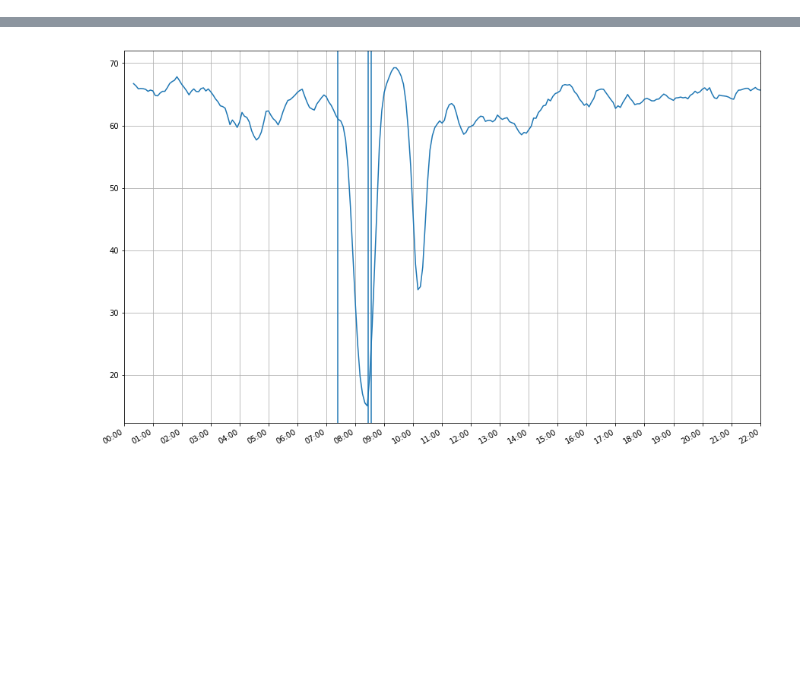
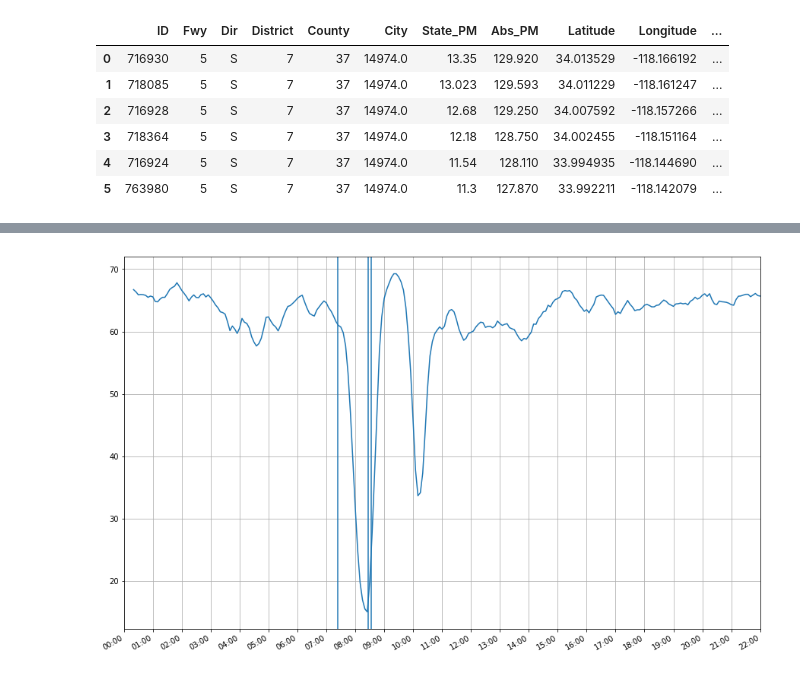
Before and after one commit to frolovconst/TC_w_ML, a Jupyter notebook: incidents_touch/inc_desc_ansis.ipynb, the cells around one changed output, grey strips where cells are left out. Cells and saved outputs as stored; diff of their text form; code cells hidden in the pictures; blank space fills up the shorter version.

```diff
--- a/incidents_touch/inc_desc_ansis.ipynb
+++ b/incidents_touch/inc_desc_ansis.ipynb
@@ -43,22 +52,35 @@ stations_active = stations_active.sort_values('Lanes', ascending=False).drop_dup
 # %%
-def get_next_downstream_station(stations, stationID, incidents, incidentID, correction=.002):
-    meta = stations[stations.ID==stationID].iloc[0][['Fwy', 'Dir', 'Latitude', 'Longitude']]
-    candidates = stations[(stations['Fwy']==meta[0])&(stations['Dir']==meta[1])].drop(stations.columns[-4:], axis=1).copy()
-    if meta[1] == 'S':
-        candidates.loc[:,'Distance'] = meta[-2] - candidates['Latitude']
-        cond1 = candidates['Latitude'] < incidents[incidents['IncidentID']==incidentID].iloc[0]['Latitude'] - correction
-    elif meta[1] == 'N':
-        candidates.loc[:,'Distance'] = candidates['Latitude'] - meta[-2]
-        cond1 = candidates['Latitude'] > incidents[incidents['IncidentID']==incidentID].iloc[0]['Latitude'] + correction
-    elif meta[1] == 'W':
-        candidates.loc[:,'Distance'] = meta[-1] - candidates['Longitude']
-        cond1 = candidates['Longitude'] < incidents[incidents['IncidentID']==incidentID].iloc[0]['Longitude'] - correction
-    else : # meta[1] == 'E':
-        candidates.loc[:,'Distance'] = candidates['Longitude'] - meta[-1]
-        cond1 = candidates['Longitude'] > incidents[incidents['IncidentID']==incidentID].iloc[0]['Longitude'] + correction
+def get_next_downstream_station(stations, incident, correction=.002):
+    fwy_no = incident.Freeway
+    fwy_dir = incident.Freeway_direction
+    lon = incident.Longitude
+    lat = incident.Latitude
+    candidates = stations[(stations['Fwy']==fwy_no) & (stations['Dir']==fwy_dir)].drop(stations.columns[-4:], axis=1).copy()
+    if fwy_dir == 'S':
+        candidates['Distance'] = lat - candidates['Latitude']
+        cond1 = candidates['Latitude'] < lat - correction
+    elif fwy_dir == 'N':
+        candidates['Distance'] = candidates['Latitude'] - lat
+        cond1 = candidates['Latitude'] > lat + correction
+    elif fwy_dir == 'W':
+        candidates['Distance'] = lon - candidates['Longitude']
+        cond1 = candidates['Longitude'] < lon - correction
+    else : # fwy_dir == 'E':
+        candidates['Distance'] = candidates['Longitude'] - lon
+        cond1 = candidates['Longitude'] > lon + correction
     cond2 = (np.abs(candidates['Distance'])<0.025)
 #     print(incidents[incidents['IncidentID']==incidentID].iloc[0])
     return candidates[cond1 & cond2 & (candidates['Distance'] > 0)].sort_values(['Distance']).reset_index(drop=True)
+# %%
+get_next_downstream_station(stations_active, inc_month.iloc[0])
+# %% [output]
+|  | ID | Fwy | Dir | District | County | City | State_PM | Abs_PM | Latitude | Longitude | ... |
+| 0 | 716930 | 5 | S | 7 | 37 | 14974.0 | 13.35 | 129.920 | 34.013529 | -118.166192 | ... |
+| 1 | 718085 | 5 | S | 7 | 37 | 14974.0 | 13.023 | 129.593 | 34.011229 | -118.161247 | ... |
+| 2 | 716928 | 5 | S | 7 | 37 | 14974.0 | 12.68 | 129.250 | 34.007592 | -118.157266 | ... |
+| 3 | 718364 | 5 | S | 7 | 37 | 14974.0 | 12.18 | 128.750 | 34.002455 | -118.151164 | ... |
+| 4 | 716924 | 5 | S | 7 | 37 | 14974.0 | 11.54 | 128.110 | 33.994935 | -118.144690 | ... |
+| 5 | 763980 | 5 | S | 7 | 37 | 14974.0 | 11.3 | 127.870 | 33.992211 | -118.142079 | ... |
 # %%
 def get_stations_within_inc_vicinity(incident, stations, vicinity):
     inc_loc = np.asarray(incident[['Latitude', 'Longitude']])
```
Also changed, not shown: parts of 20 cells of this notebook.
